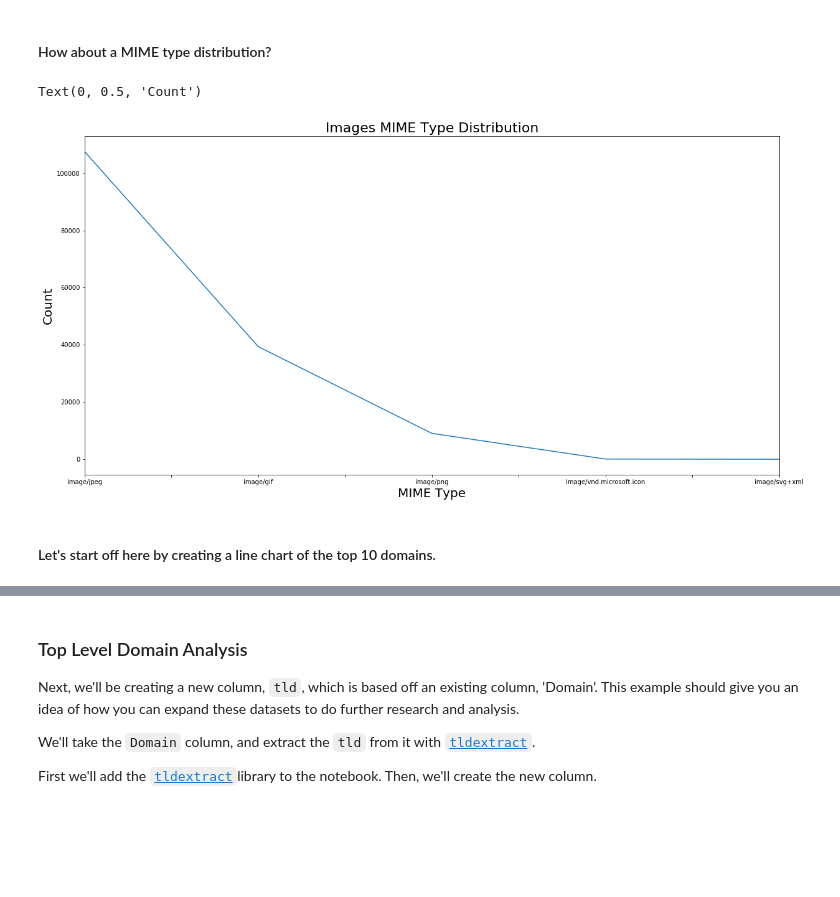
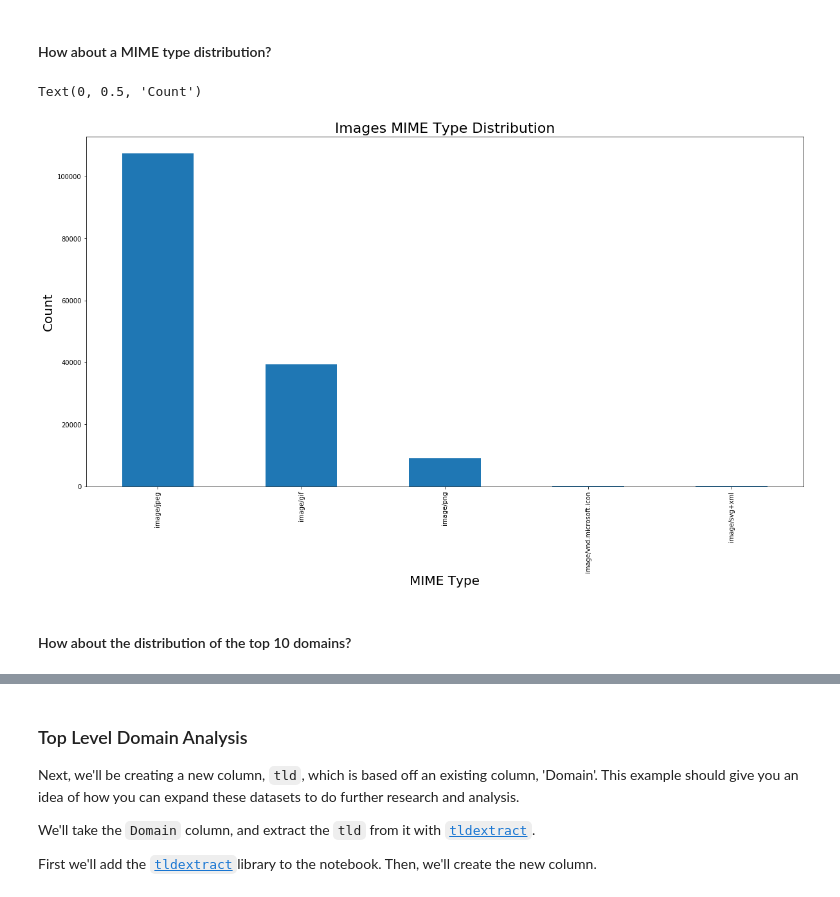
Before and after one commit to archivesunleashed/notebooks, a Jupyter notebook: parquet_pandas_example.ipynb, the cells around one changed output, grey strips where cells are left out. Cells and saved outputs as stored; diff of their text form; code cells hidden in the pictures; blank space fills up the shorter version.

```diff
--- a/parquet_pandas_example.ipynb
+++ b/parquet_pandas_example.ipynb
@@ -295,14 +295,14 @@ Text(0, 0.5, 'Count')
 #### How about a MIME type distribution?
 # %%
 image_mime_types = images['mime_type_tika'].value_counts().head(5)
-image_mime_type_chart = image_mime_types.plot.line(figsize=(20,10))
+image_mime_type_chart = image_mime_types.plot.bar(figsize=(20,10))
 image_mime_type_chart.set_title("Images MIME Type Distribution", fontsize=22)
 image_mime_type_chart.set_xlabel("MIME Type", fontsize=20)
 image_mime_type_chart.set_ylabel("Count", fontsize=20)
 # %% [output]
 Text(0, 0.5, 'Count')
-[figure, old version]
+[figure, new version]
 # %% [markdown]
-#### Let's start off here by creating a line chart of the top 10 domains.
+#### How about the distribution of the top 10 domains?
 # %%
 top_domains = domains.sort_values('count', ascending=False).head(10)
```
Also changed, not shown: parts of 1 cell of this notebook.
